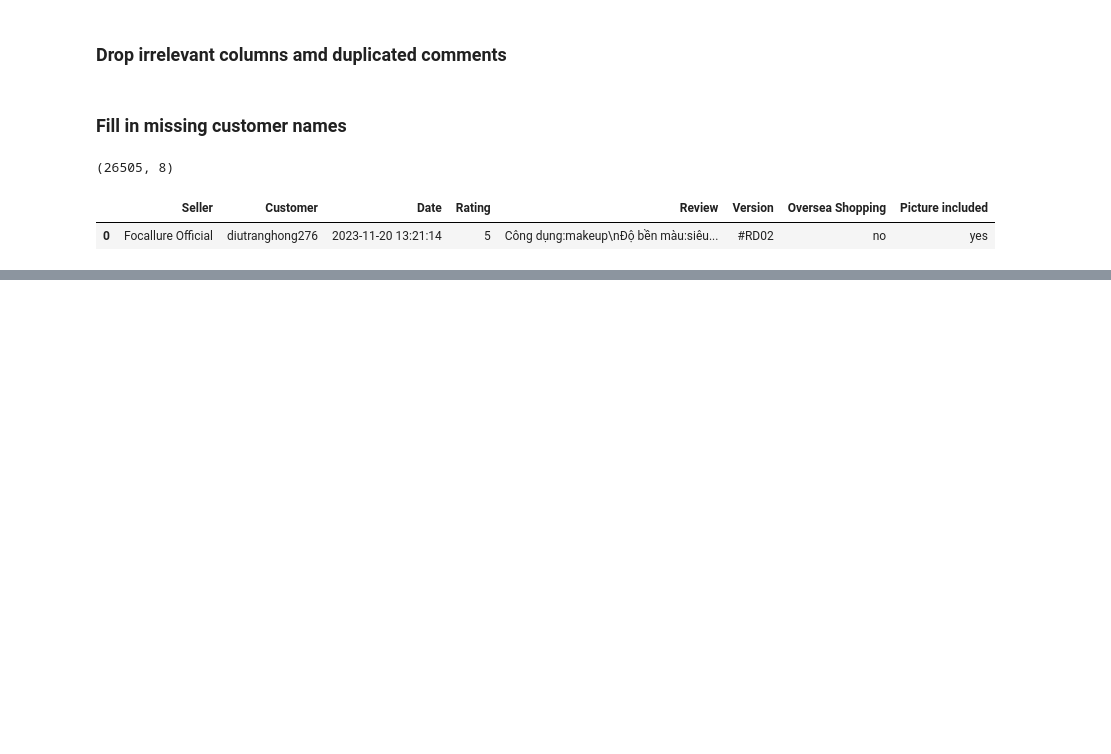
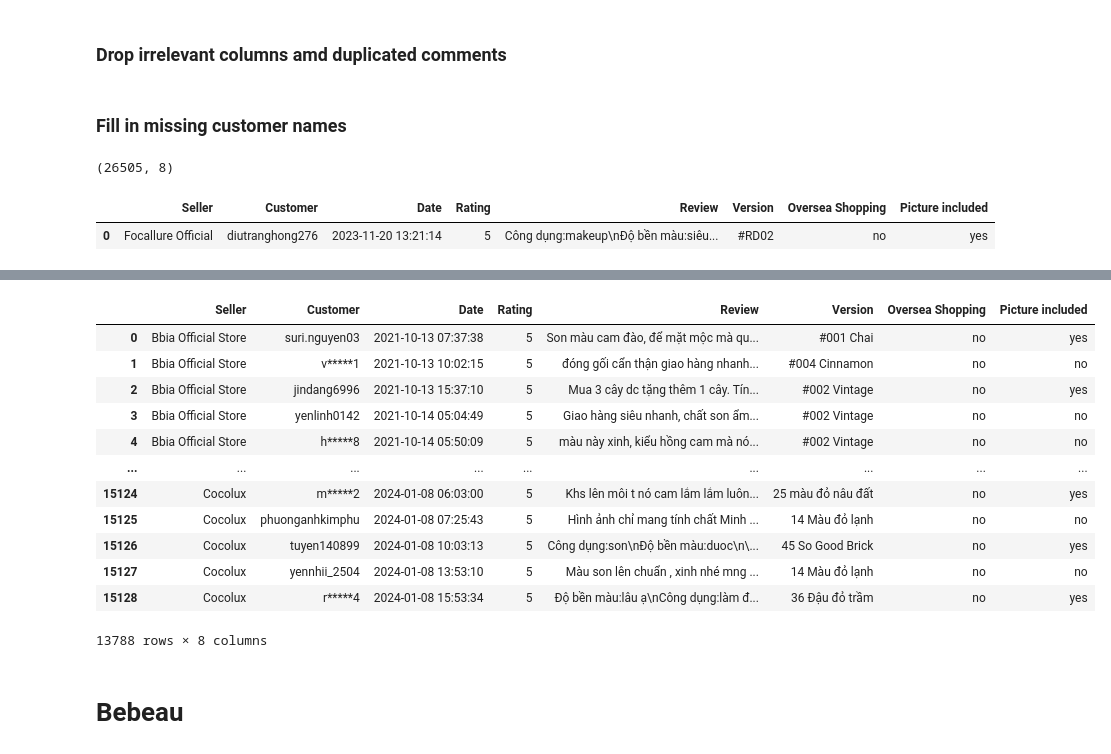
Before and after one commit to myduong-0420/Sentiment-Analysis-on-online-shopping-platforms, a Jupyter notebook: data-preprocessing/data_rough_clean_sample.ipynb, the cells around one changed output, grey strips where cells are left out. Saved outputs shown, nothing was run; the diff lists cells and outputs as text; code cells hidden in the pictures; blank space fills up the shorter version.

```diff
--- a/data-preprocessing/data_rough_clean_sample.ipynb
+++ b/data-preprocessing/data_rough_clean_sample.ipynb
@@ -182,0 +153,10 @@ foc_cleaned.to_excel('raw_cleaned_foc.xlsx', index=False)
+# %%
+df_bbia.rename(columns={'Unnamed: 1': 'Seller', 'Author': 'Customer'}, inplace=True)
+# %%
+df_bbia.drop_duplicates(keep='first', inplace=True)
+# %%
+list_na_index = df_bbia.loc[df_bbia['Customer'].isna() == True].index.values
+for i in list_na_index:
+    df_bbia.at[i, 'Customer'] = f'Customer #{i}'
+# %%
+bbia_cleaned = df_bbia.loc[df_bbia['Review'].notna() == True]
@@ -182,0 +165,18 @@ foc_cleaned.to_excel('raw_cleaned_foc.xlsx', index=False)
+# %%
+bbia_cleaned
+# %% [output]
+|  | Seller | Customer | Date | Rating | Review | Version | Oversea Shopping | Picture included |
+| 0 | Bbia Official Store | suri.nguyen03 | 2021-10-13 07:37:38 | 5 | Son màu cam đào, để mặt mộc mà qu... | #001 Chai | no | yes |
+| 1 | Bbia Official Store | v*****1 | 2021-10-13 10:02:15 | 5 | đóng gối cẩn thận giao hàng nhanh... | #004 Cinnamon | no | no |
+| 2 | Bbia Official Store | jindang6996 | 2021-10-13 15:37:10 | 5 | Mua 3 cây dc tặng thêm 1 cây. Tín... | #002 Vintage | no | yes |
+| 3 | Bbia Official Store | yenlinh0142 | 2021-10-14 05:04:49 | 5 | Giao hàng siêu nhanh, chất son ẩm... | #002 Vintage | no | no |
+| 4 | Bbia Official Store | h*****8 | 2021-10-14 05:50:09 | 5 | màu này xinh, kiểu hồng cam mà nó... | #002 Vintage | no | no |
+| ... | ... | ... | ... | ... | ... | ... | ... | ... |
+| 15124 | Cocolux | m*****2 | 2024-01-08 06:03:00 | 5 | Khs lên môi t nó cam lắm lắm luôn... | 25 màu đỏ nâu đất | no | yes |
+| 15125 | Cocolux | phuonganhkimphu | 2024-01-08 07:25:43 | 5 | Hình ảnh chỉ mang tính chất Minh ... | 14 Màu đỏ lạnh | no | no |
+| 15126 | Cocolux | tuyen140899 | 2024-01-08 10:03:13 | 5 | Công dụng:son\nĐộ bền màu:duoc\n\... | 45 So Good Brick | no | yes |
+| 15127 | Cocolux | yennhii_2504 | 2024-01-08 13:53:10 | 5 | Màu son lên chuẩn , xinh nhé mng ... | 14 Màu đỏ lạnh | no | no |
+| 15128 | Cocolux | r*****4 | 2024-01-08 15:53:34 | 5 | Độ bền màu:lâu ạ\nCông dụng:làm đ... | 36 Đậu đỏ trầm | no | yes |
+13788 rows × 8 columns
+# %% [markdown]
+# Bebeau
```
Also changed, not shown: parts of 197 cells of this notebook.
